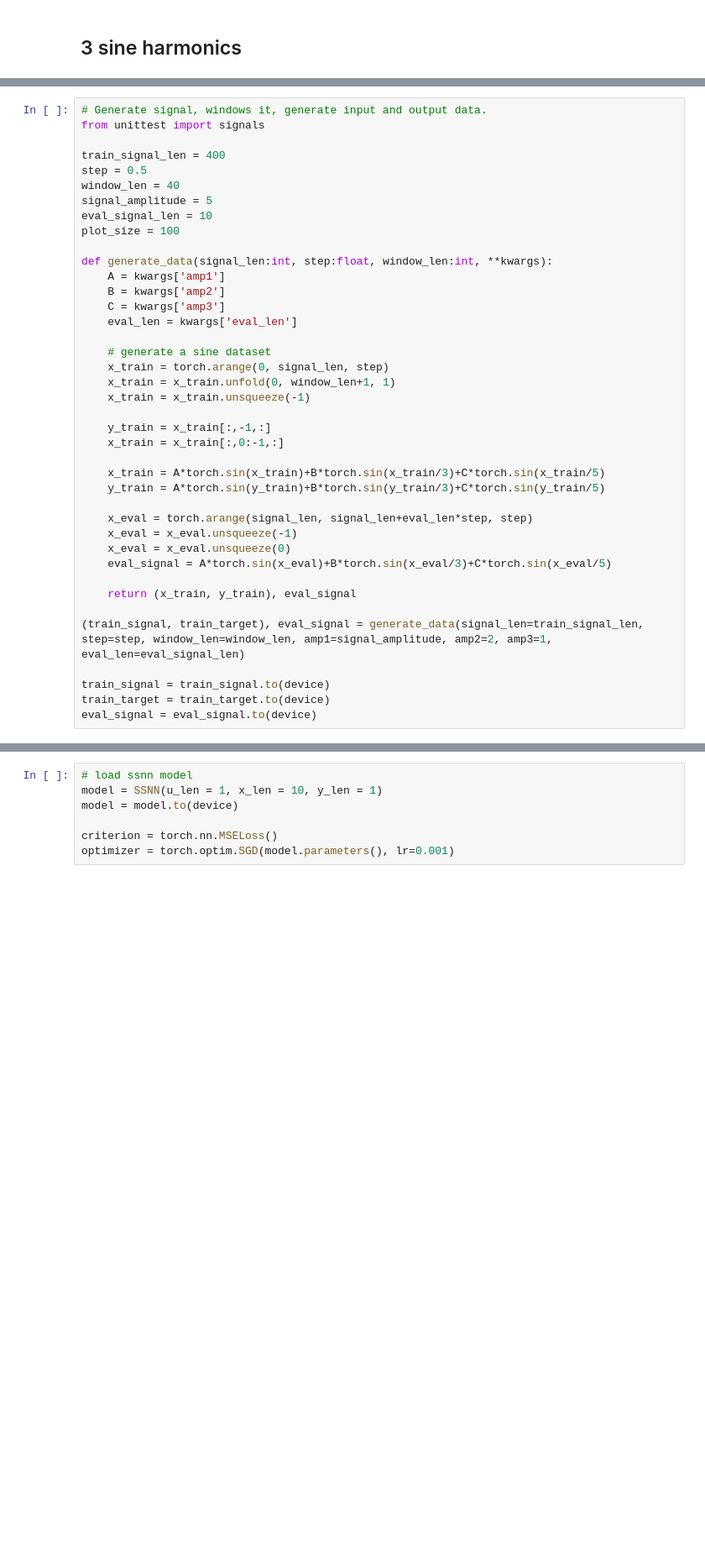
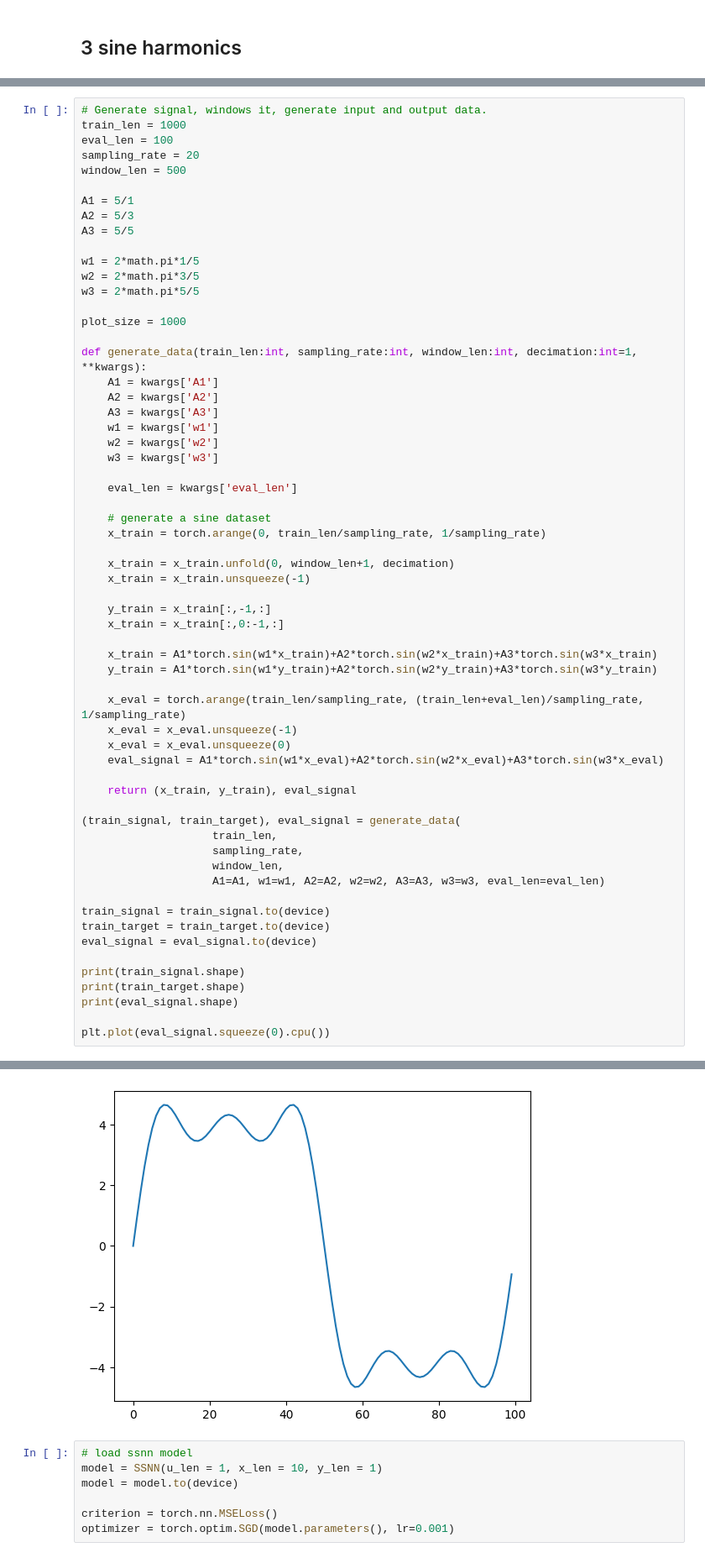
Before and after one commit to ma-ath/ssnn, a Jupyter notebook: experiment1.ipynb, the cells around one changed output, grey strips where cells are left out. Shown at 84% size. Saved outputs shown, nothing was run; the diff lists cells and outputs as text; blank space fills up the shorter version.

```diff
--- a/experiment1.ipynb
+++ b/experiment1.ipynb
@@ -219,40 +252,62 @@ save_gif("pure-sine.gif", "./results/experiment-1", plot_size=plot_size, signal_
 # %%
 # Generate signal, windows it, generate input and output data.
-from unittest import signals
+train_len = 1000
+eval_len = 100
+sampling_rate = 20
+window_len = 500
 
-train_signal_len = 400
-step = 0.5
-window_len = 40
-signal_amplitude = 5
-eval_signal_len = 10
-plot_size = 100
+A1 = 5/1
+A2 = 5/3
+A3 = 5/5
 
-def generate_data(signal_len:int, step:float, window_len:int, **kwargs):
-    A = kwargs['amp1']
-    B = kwargs['amp2']
-    C = kwargs['amp3']
+w1 = 2*math.pi*1/5
+w2 = 2*math.pi*3/5
+w3 = 2*math.pi*5/5
+
+plot_size = 1000
+
+def generate_data(train_len:int, sampling_rate:int, window_len:int, decimation:int=1, **kwargs):
+    A1 = kwargs['A1']
+    A2 = kwargs['A2']
+    A3 = kwargs['A3']
+    w1 = kwargs['w1']
+    w2 = kwargs['w2']
+    w3 = kwargs['w3']
+
     eval_len = kwargs['eval_len']
 
     # generate a sine dataset
-    x_train = torch.arange(0, signal_len, step)
-    x_train = x_train.unfold(0, window_len+1, 1)
+    x_train = torch.arange(0, train_len/sampling_rate, 1/sampling_rate)
+
+    x_train = x_train.unfold(0, window_len+1, decimation)
     x_train = x_train.unsqueeze(-1)
 
     y_train = x_train[:,-1,:]
     x_train = x_train[:,0:-1,:]
 
-    x_train = A*torch.sin(x_train)+B*torch.sin(x_train/3)+C*torch.sin(x_train/5)
-    y_train = A*torch.sin(y_train)+B*torch.sin(y_train/3)+C*torch.sin(y_train/5)
+    x_train = A1*torch.sin(w1*x_train)+A2*torch.sin(w2*x_train)+A3*torch.sin(w3*x_train)
+    y_train = A1*torch.sin(w1*y_train)+A2*torch.sin(w2*y_train)+A3*torch.sin(w3*y_train)
 
-    x_eval = torch.arange(signal_len, signal_len+eval_len*step, step)
+    x_eval = torch.arange(train_len/sampling_rate, (train_len+eval_len)/sampling_rate, 1/sampling_rate)
     x_eval = x_eval.unsqueeze(-1)
     x_eval = x_eval.unsqueeze(0)
-    eval_signal = A*torch.sin(x_eval)+B*torch.sin(x_eval/3)+C*torch.sin(x_eval/5)
+    eval_signal = A1*torch.sin(w1*x_eval)+A2*torch.sin(w2*x_eval)+A3*torch.sin(w3*x_eval)
 
     return (x_train, y_train), eval_signal
 
-(train_signal, train_target), eval_signal = generate_data(signal_len=train_signal_len, step=step, window_len=window_len, amp1=signal_amplitude, amp2=2, amp3=1, eval_len=eval_signal_len)
+(train_signal, train_target), eval_signal = generate_data(
+                    train_len,
+                    sampling_rate,
+                    window_len,
+                    A1=A1, w1=w1, A2=A2, w2=w2, A3=A3, w3=w3, eval_len=eval_len)
 
 train_signal = train_signal.to(device)
 train_target = train_target.to(device)
 eval_signal = eval_signal.to(device)
+
+print(train_signal.shape)
+print(train_target.shape)
+print(eval_signal.shape)
+
+plt.plot(eval_signal.squeeze(0).cpu())
+# %% [output]
@@ -259,3 +318,4 @@ eval_signal = eval_signal.to(device)
+[figure, added]
 # %%
 # load ssnn model
 model = SSNN(u_len = 1, x_len = 10, y_len = 1)
```
Also changed, not shown: parts of 7 cells of this notebook, 6 other files.
